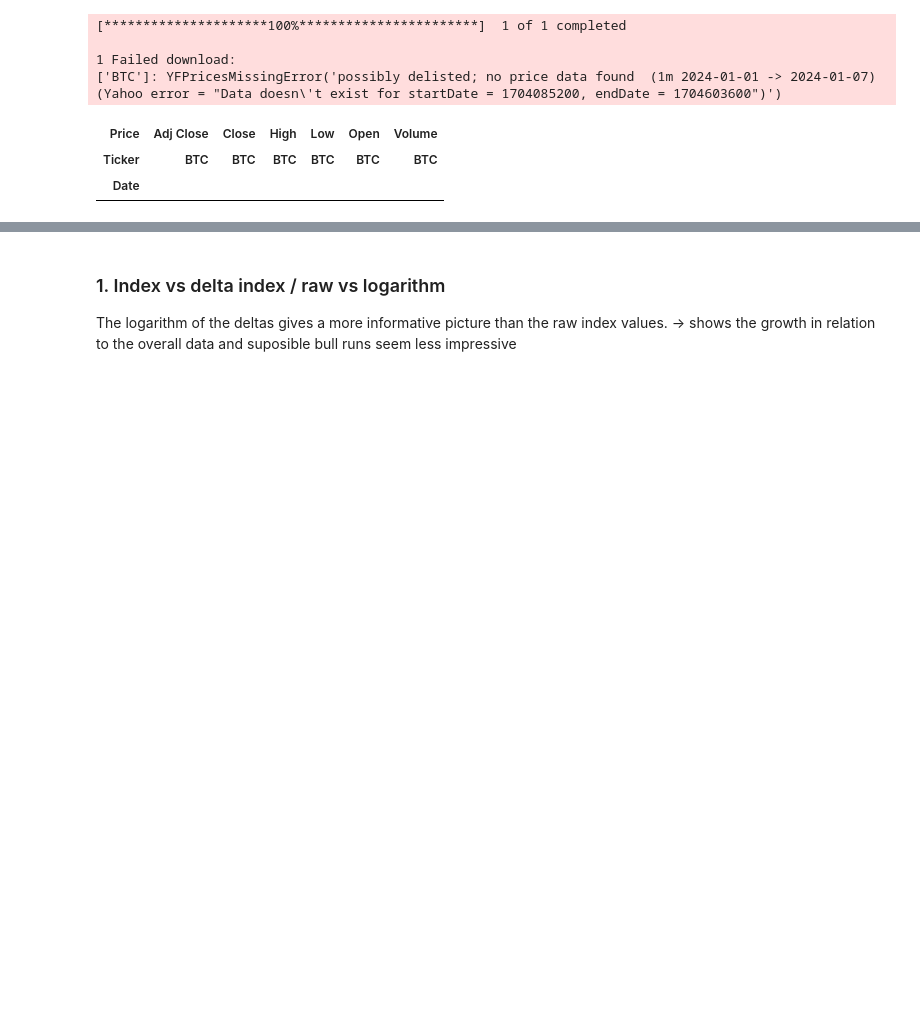
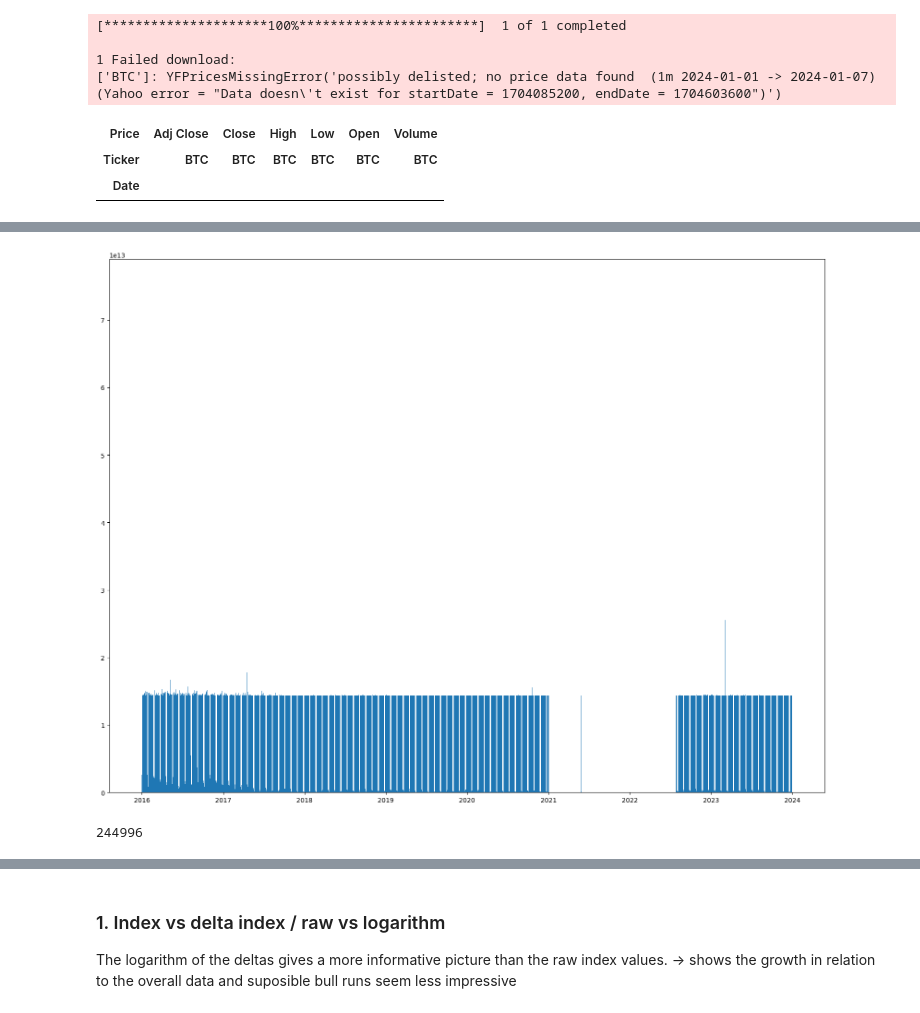
Before and after one commit to weberkry/MOM_Crypto_Bot, a Jupyter notebook: agent/Data Set exploration.ipynb, the cells around one changed output, grey strips where cells are left out. Drawn from its saved outputs; the diff is of its cells as text; code cells hidden in the pictures; blank space fills up the shorter version.

```diff
--- a/agent/Data Set exploration.ipynb
+++ b/agent/Data Set exploration.ipynb
@@ -106 +114,15 @@ MONTH.to_csv("month.csv")
+# %%
+DELTA = MIN[MIN['timedelta'] > pd.Timedelta('1 minute')]
+
+plt.figure(figsize=(20,15))
+#sb.barplot(x=range(len(DELTA)),y="timedelta", data= DELTA)
+#plt.hist(MIN['missing points'])
+plt.bar(DELTA["date"],DELTA["timedelta"])
+plt.show()
+# %% [output]
+[figure, added]
+# %%
+len(DELTA)
+# %% [output]
+244996
 # %%
```
Also changed, not shown: parts of 25 cells of this notebook, 3 other files.
